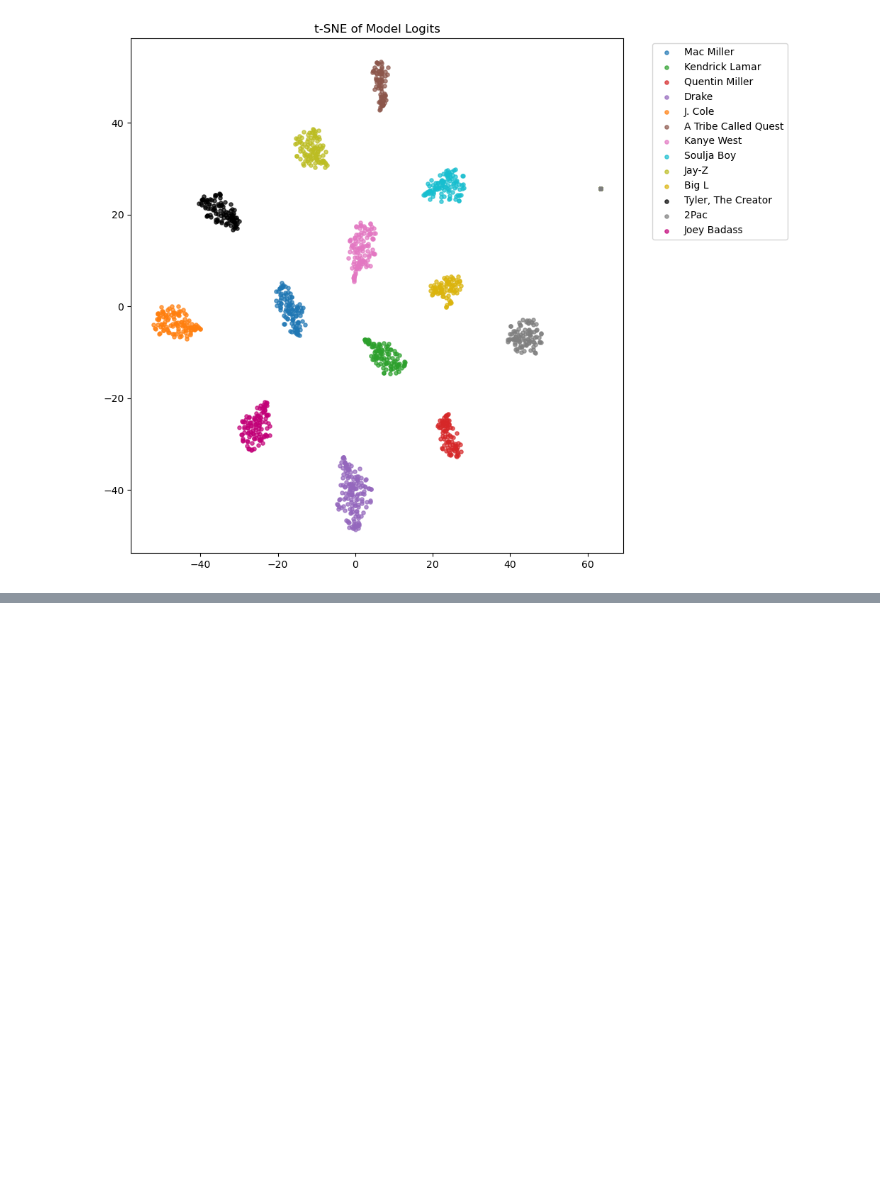
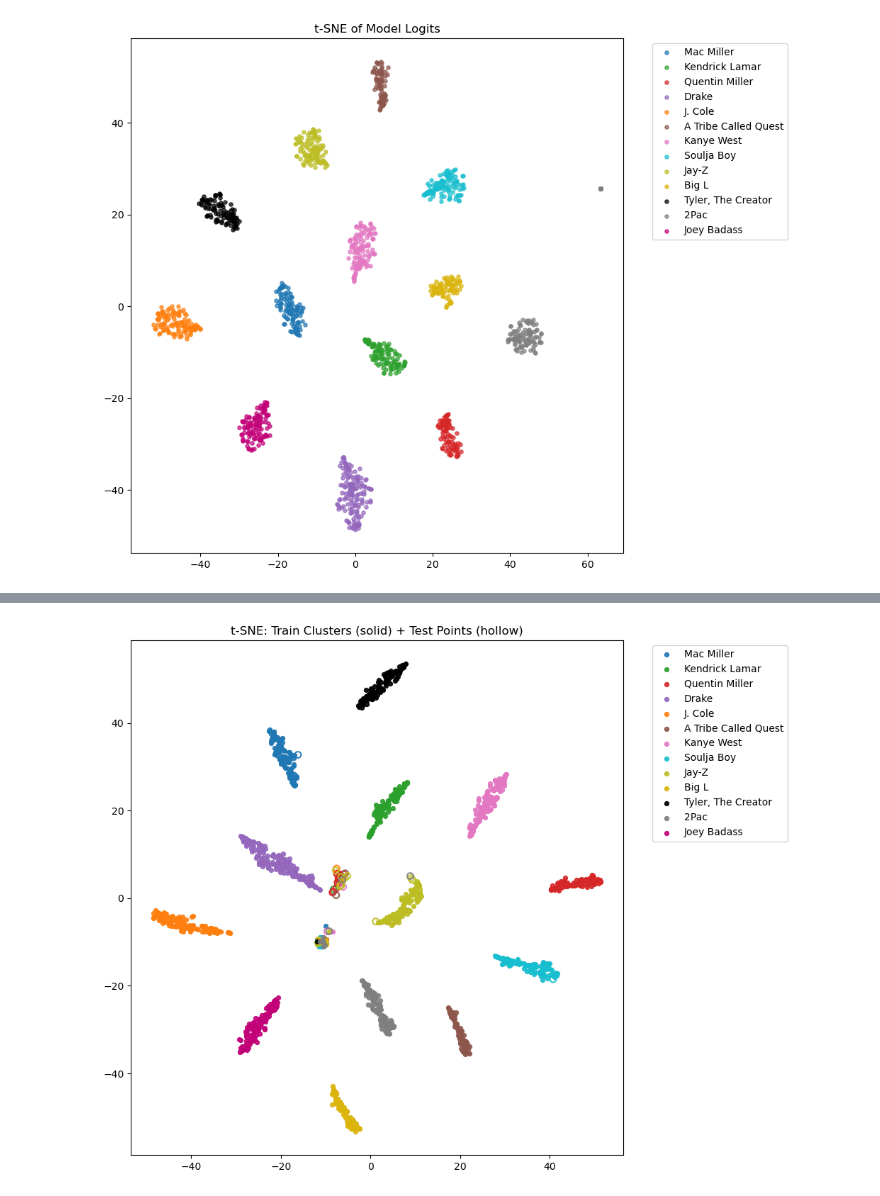
Before and after one commit to nicholaskim1004/Ghost-Writer-Detector, a Jupyter notebook: testing.ipynb, the cells around one changed output, grey strips where cells are left out. Drawn from its saved outputs; the diff is of its cells as text; code cells hidden in the pictures; blank space fills up the shorter version.

```diff
--- a/testing.ipynb
+++ b/testing.ipynb
@@ -802,0 +808,54 @@ plt.show()
+# %%
+# get train & test logits
+with torch.no_grad():
+    train_logits = sgd_model(x_train).cpu().numpy()
+    test_logits  = sgd_model(x_test).cpu().numpy()
+
+train_labels = train_data['artist_id'].values
+test_labels  = test_data['artist_id'].values
+
+# combine
+all_logits = np.vstack([train_logits, test_logits])
+
+# one unified t-sne
+emb_all = TSNE(n_components=2).fit_transform(all_logits)
+
+# split back
+emb_train = emb_all[:len(train_logits)]
+emb_test  = emb_all[len(train_logits):]
+
+# same artist ID → same color
+artist_ids = sorted(id_to_name.keys())
+
+colors = [
+    'tab:blue','tab:green','tab:red','tab:purple','tab:orange',
+    'tab:brown','tab:pink','tab:cyan','tab:olive','xkcd:gold',
+    'black','tab:gray','xkcd:magenta'
+]
+
+plt.figure(figsize=(10,8))
+
+for i, aid in enumerate(artist_ids):
+    color = colors[i]
+
+    # train points = solid
+    tr_idx = train_labels == aid
+    plt.scatter(
+        emb_train[tr_idx,0], emb_train[tr_idx,1],
+        color=color, s=18, alpha=0.9,
+        label=id_to_name[aid]
+    )
+
+    # test points = hollow circles
+    te_idx = test_labels == aid
+    plt.scatter(
+        emb_test[te_idx,0], emb_test[te_idx,1],
+        facecolors='none', edgecolors=color, s=40, linewidth=1.5, alpha=0.9
+    )
+
+plt.legend(bbox_to_anchor=(1.05, 1), loc="upper left")
+plt.title("t-SNE: Train Clusters (solid) + Test Points (hollow)")
+plt.tight_layout()
+plt.show()
+# %% [output]
+[figure, added]
```
Also changed, not shown: parts of 5 cells of this notebook.
